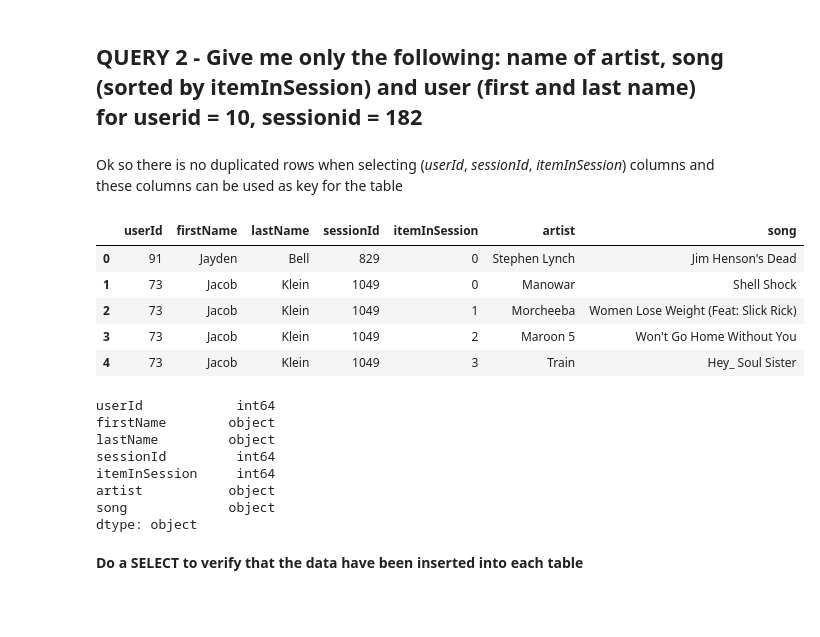
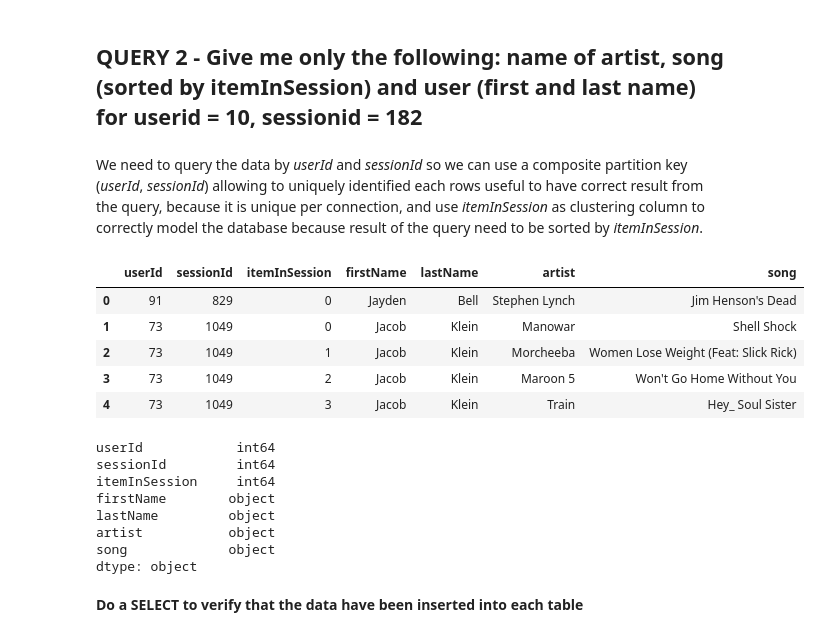
Before and after one commit to antoinemertz/udacity-Data_Engineering_Nanodegree, a Jupyter notebook: Projects/02-Data_modeling_with_Cassandra/Project_1B_ Project_Template.ipynb, the cells around one changed output. Saved outputs shown, nothing was run; the diff lists cells and outputs as text; code cells hidden in the pictures; blank space fills up the shorter version.

```diff
--- a/Projects/02-Data_modeling_with_Cassandra/Project_1B_ Project_Template.ipynb
+++ b/Projects/02-Data_modeling_with_Cassandra/Project_1B_ Project_Template.ipynb
@@ -260,3 +250,3 @@ assert sum(df[["userId", "sessionId", "itemInSession"]].duplicated()) == 0
-# %% [markdown]
-Ok so there is no duplicated rows when selecting (<i>userId</i>, <i>sessionId</i>, <i>itemInSession</i>) columns and these columns can be used as key for the table
+# %% [markdown]
+We need to query the data by <i>userId</i> and <i>sessionId</i> so we can use a composite partition key (<i>userId</i>, <i>sessionId</i>) allowing to uniquely identified each rows useful to have correct result from the query, because it is unique per connection, and use <i>itemInSession</i> as clustering column to correctly model the database because result of the query need to be sorted by <i>itemInSession</i>.
 # %%
@@ -282,22 +272,22 @@ try:
 except Exception as e:
     print(e)
 # %%
-df.iloc[:,[10,1,4,8,3,0,9]].head()
+df.iloc[:,[10,8,3,1,4,0,9]].head()
 # %% [output]
-|  | userId | firstName | lastName | sessionId | itemInSession | artist | song |
-| 0 | 91 | Jayden | Bell | 829 | 0 | Stephen Lynch | Jim Henson's Dead |
-| 1 | 73 | Jacob | Klein | 1049 | 0 | Manowar | Shell Shock |
-| 2 | 73 | Jacob | Klein | 1049 | 1 | Morcheeba | Women Lose Weight (Feat: Slick Rick) |
-| 3 | 73 | Jacob | Klein | 1049 | 2 | Maroon 5 | Won't Go Home Without You |
-| 4 | 73 | Jacob | Klein | 1049 | 3 | Train | Hey_ Soul Sister |
+|  | userId | sessionId | itemInSession | firstName | lastName | artist | song |
+| 0 | 91 | 829 | 0 | Jayden | Bell | Stephen Lynch | Jim Henson's Dead |
+| 1 | 73 | 1049 | 0 | Jacob | Klein | Manowar | Shell Shock |
+| 2 | 73 | 1049 | 1 | Jacob | Klein | Morcheeba | Women Lose Weight (Feat: Slick Rick) |
+| 3 | 73 | 1049 | 2 | Jacob | Klein | Maroon 5 | Won't Go Home Without You |
+| 4 | 73 | 1049 | 3 | Jacob | Klein | Train | Hey_ Soul Sister |
 # %%
-df.iloc[:,[10,1,4,8,3,0,9]].dtypes
+df.iloc[:,[10,8,3,1,4,0,9]].dtypes
 # %% [output]
 userId            int64
+sessionId         int64
+itemInSession     int64
 firstName        object
 lastName         object
-sessionId         int64
-itemInSession     int64
 artist           object
 song             object
 dtype: object
```
Also changed, not shown: parts of 21 cells of this notebook.
